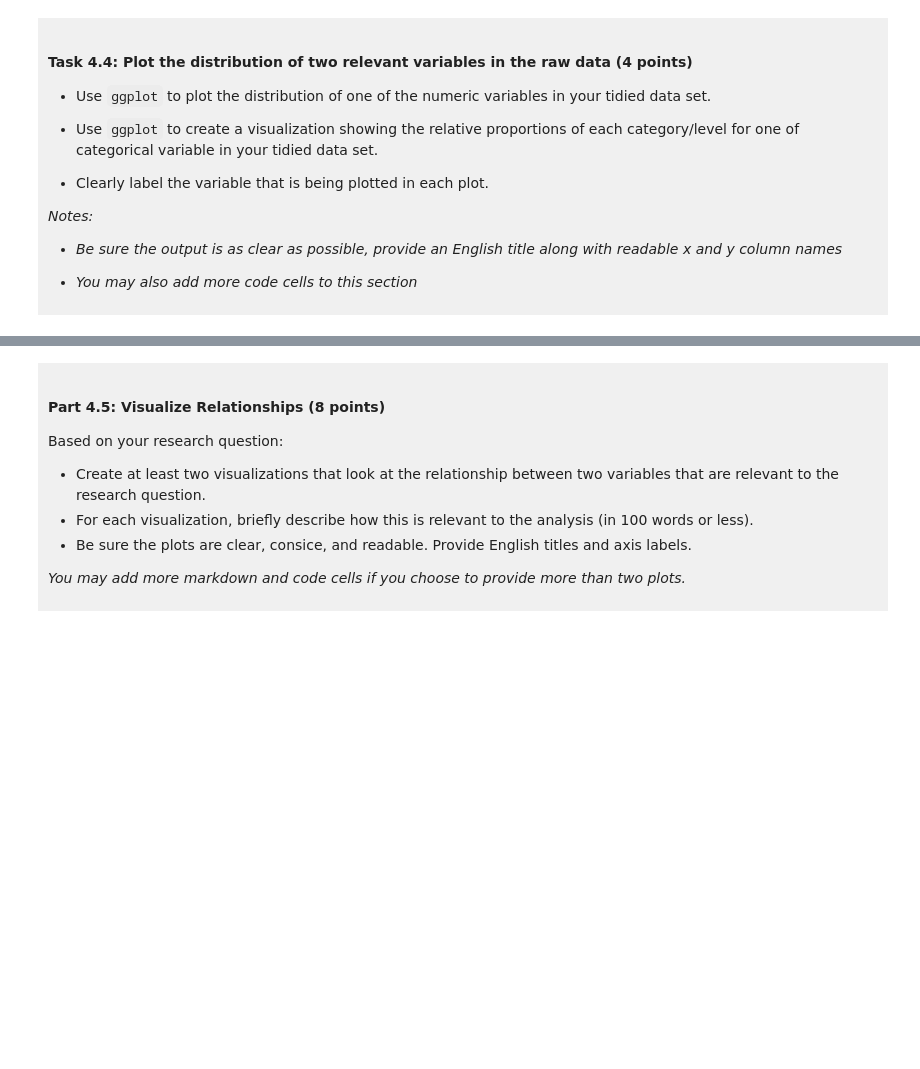
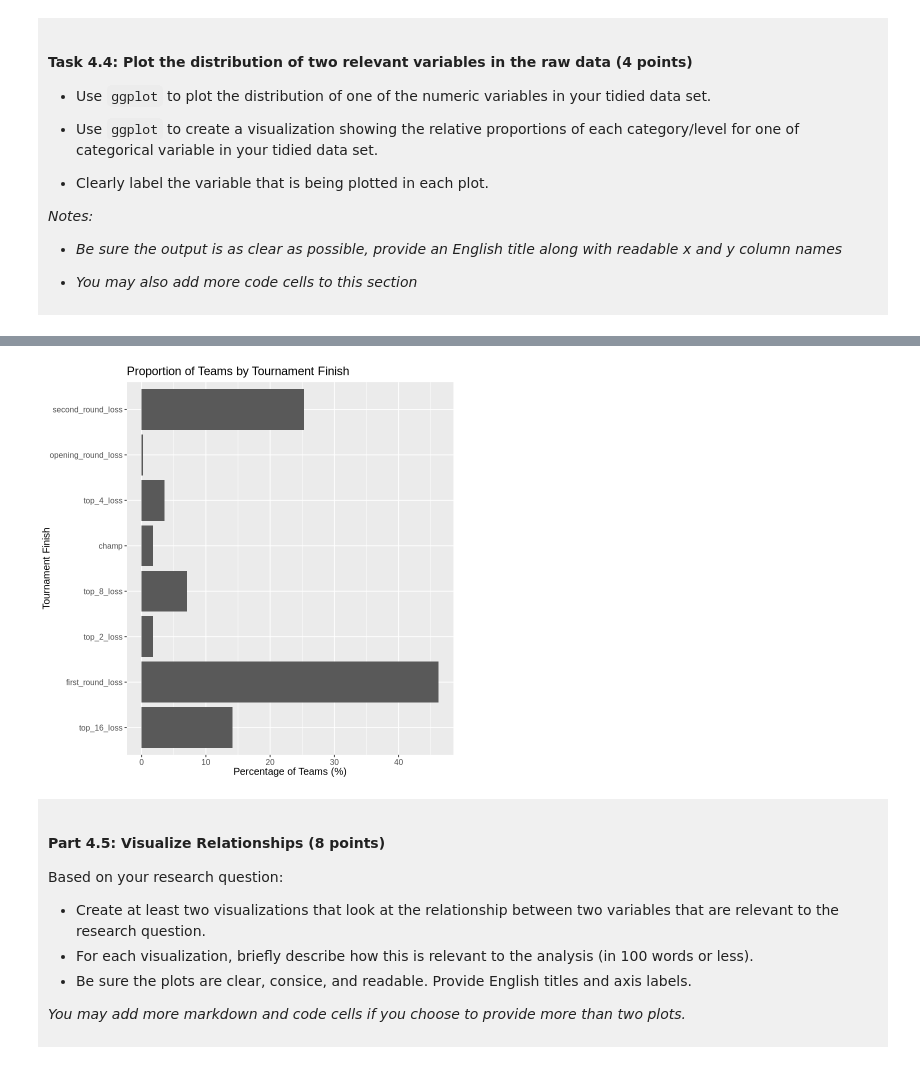
Before and after one commit to jacobntpoon/dsci-100-project-Jacob-Poon, a Jupyter notebook: dsci-100-project-notebook.ipynb, the cells around one changed output, grey strips where cells are left out. Saved outputs shown, nothing was run; the diff lists cells and outputs as text; code cells hidden in the pictures; blank space fills up the shorter version.

```diff
--- a/dsci-100-project-notebook.ipynb
+++ b/dsci-100-project-notebook.ipynb
@@ -312,5 +352,16 @@ You will refine your research question (if needed) and produce a tidy data set.
 # %%
-### EDIT THIS CODE CELL FOR PLOT 2 ###
+finish_percentage <- march_tidy |>
+  group_by(tourney_finish) |>
+  summarize(percentage = n() / nrow(march_tidy) * 100)
+
+ggplot(finish_percentage, aes(x = percentage, y = tourney_finish)) +
+  geom_bar(stat = "identity") +
+  labs(x = "Percentage of Teams (%)",
+       y = "Tournament Finish",
+       title = "Proportion of Teams by Tournament Finish") +
+  theme(text = element_text(size = 12))
+# %% [output]
+[figure, added]
 # %% [markdown]
 <div style="background-color: #f0f0f0; padding: 10px;">
 
```
Also changed, not shown: parts of 9 cells of this notebook.
